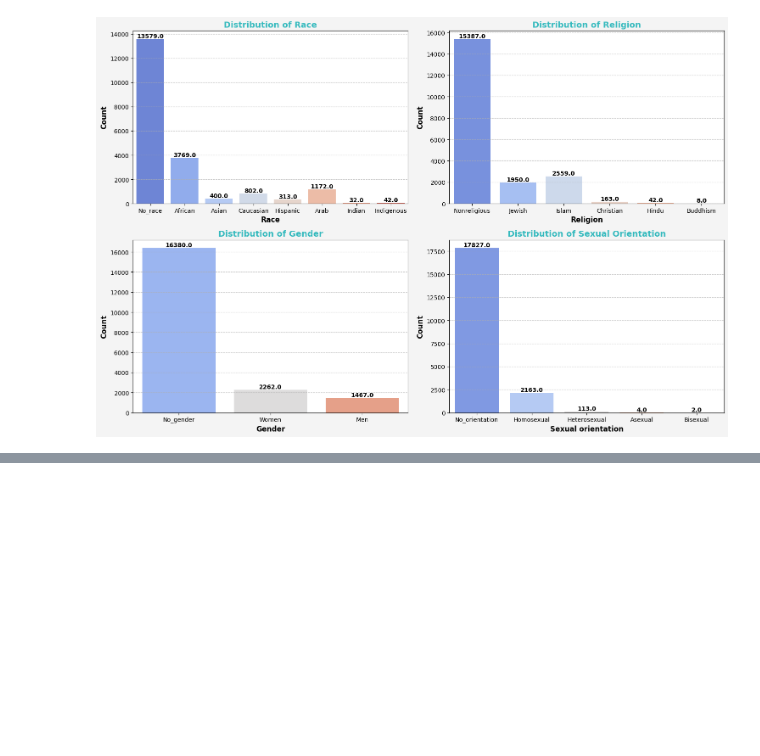
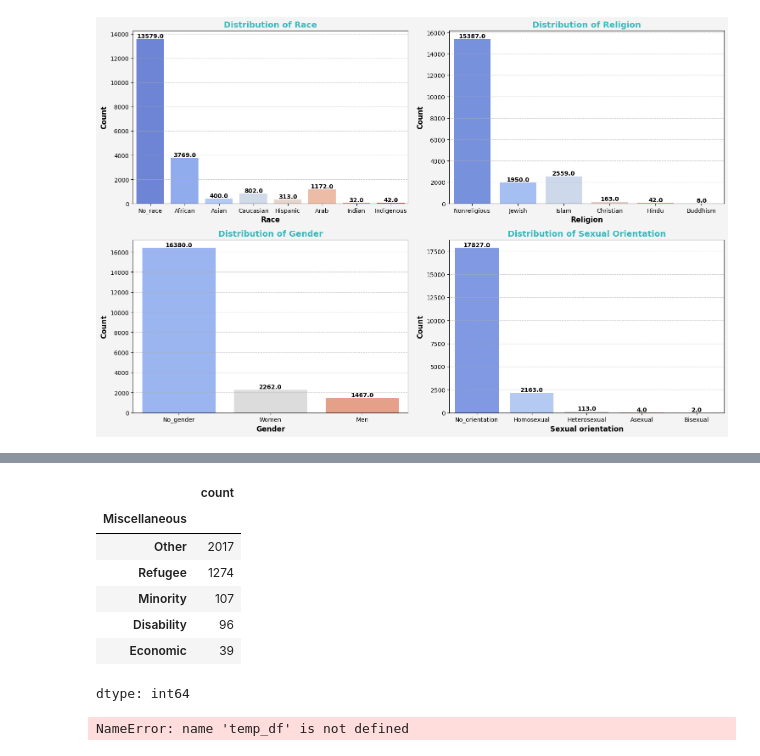
Before and after one commit to 0426054602-lab/Leaf-, a Jupyter notebook: Cyberbulling.ipynb, the cells around one changed output, grey strips where cells are left out. Cells and saved outputs as stored; diff of their text form; code cells hidden in the pictures; blank space fills up the shorter version.

```diff
--- a/Cyberbulling.ipynb
+++ b/Cyberbulling.ipynb
@@ -348,0 +387,11 @@ Passing `palette` without assigning `hue` is deprecated and will be removed in v
+# %%
+df['Miscellaneous'].value_counts()
+# %% [output]
+|  | count |
+| Miscellaneous |  |
+| Other | 2017 |
+| Refugee | 1274 |
+| Minority | 107 |
+| Disability | 96 |
+| Economic | 39 |
+dtype: int64
@@ -348,0 +402,21 @@ Passing `palette` without assigning `hue` is deprecated and will be removed in v
+# %%
+import matplotlib.pyplot as plt
+
+labels = temp_df["label"]
+values = temp_df["count"]
+
+fig, ax = plt.subplots()
+ax.bar(labels, values)
+ax.set_title("Label Distribution")
+plt.show()
+
+
+fig, ax = plt.subplots()
+ax.bar(labels, values)
+ax.set_title('Label Distribution')
+
+# Save as SVG (or PNG, PDF)
+fig.savefig(ARTIFACTS_DIR / 'label_distribution.svg', format='svg')
+plt.close()
+# %% [output]
+NameError: name 'temp_df' is not defined
```
Also changed, not shown: parts of 10 cells of this notebook.
